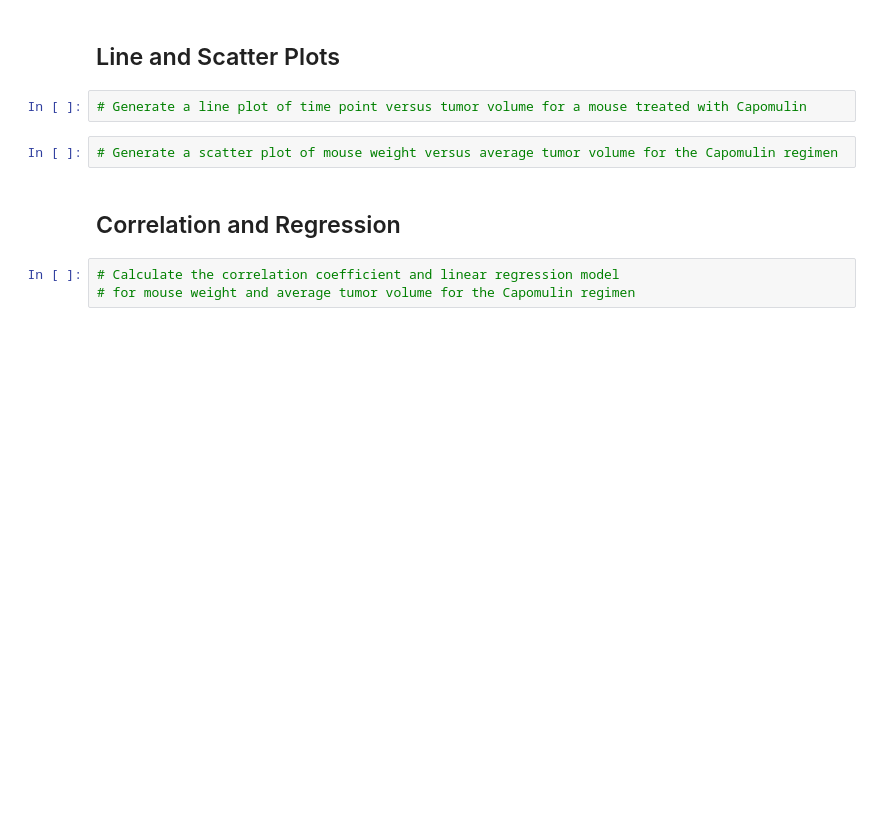
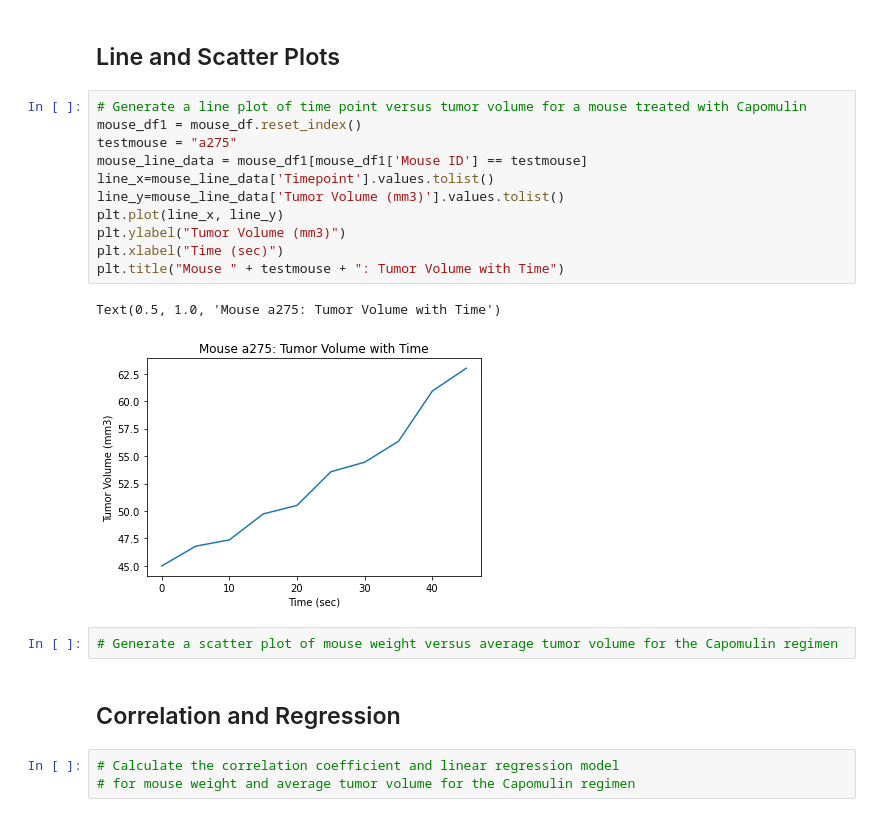
Before and after one commit to coreymcculley/matplotlib-challange, a Jupyter notebook: Pymaceuticals/HW05_Matplotlib_CAM.ipynb, the cells around one changed output. Cells and saved outputs as stored; diff of their text form; blank space fills up the shorter version.

```diff
--- a/Pymaceuticals/HW05_Matplotlib_CAM.ipynb
+++ b/Pymaceuticals/HW05_Matplotlib_CAM.ipynb
@@ -278,7 +286,19 @@ Name: Tumor Volume (mm3), dtype: float64
 # %% [markdown]
 ## Line and Scatter Plots
-# %%
-# Generate a line plot of time point versus tumor volume for a mouse treated with Capomulin
+# %%
+# Generate a line plot of time point versus tumor volume for a mouse treated with Capomulin
+mouse_df1 = mouse_df.reset_index()
+testmouse = "a275"
+mouse_line_data = mouse_df1[mouse_df1['Mouse ID'] == testmouse]
+line_x=mouse_line_data['Timepoint'].values.tolist()
+line_y=mouse_line_data['Tumor Volume (mm3)'].values.tolist()
+plt.plot(line_x, line_y)
+plt.ylabel("Tumor Volume (mm3)")
+plt.xlabel("Time (sec)")
+plt.title("Mouse " + testmouse + ": Tumor Volume with Time")
+# %% [output]
+Text(0.5, 1.0, 'Mouse a275: Tumor Volume with Time')
+[figure, added]
 # %%
 # Generate a scatter plot of mouse weight versus average tumor volume for the Capomulin regimen
 # %% [markdown]
```
Also changed, not shown: parts of 1 cell of this notebook.
